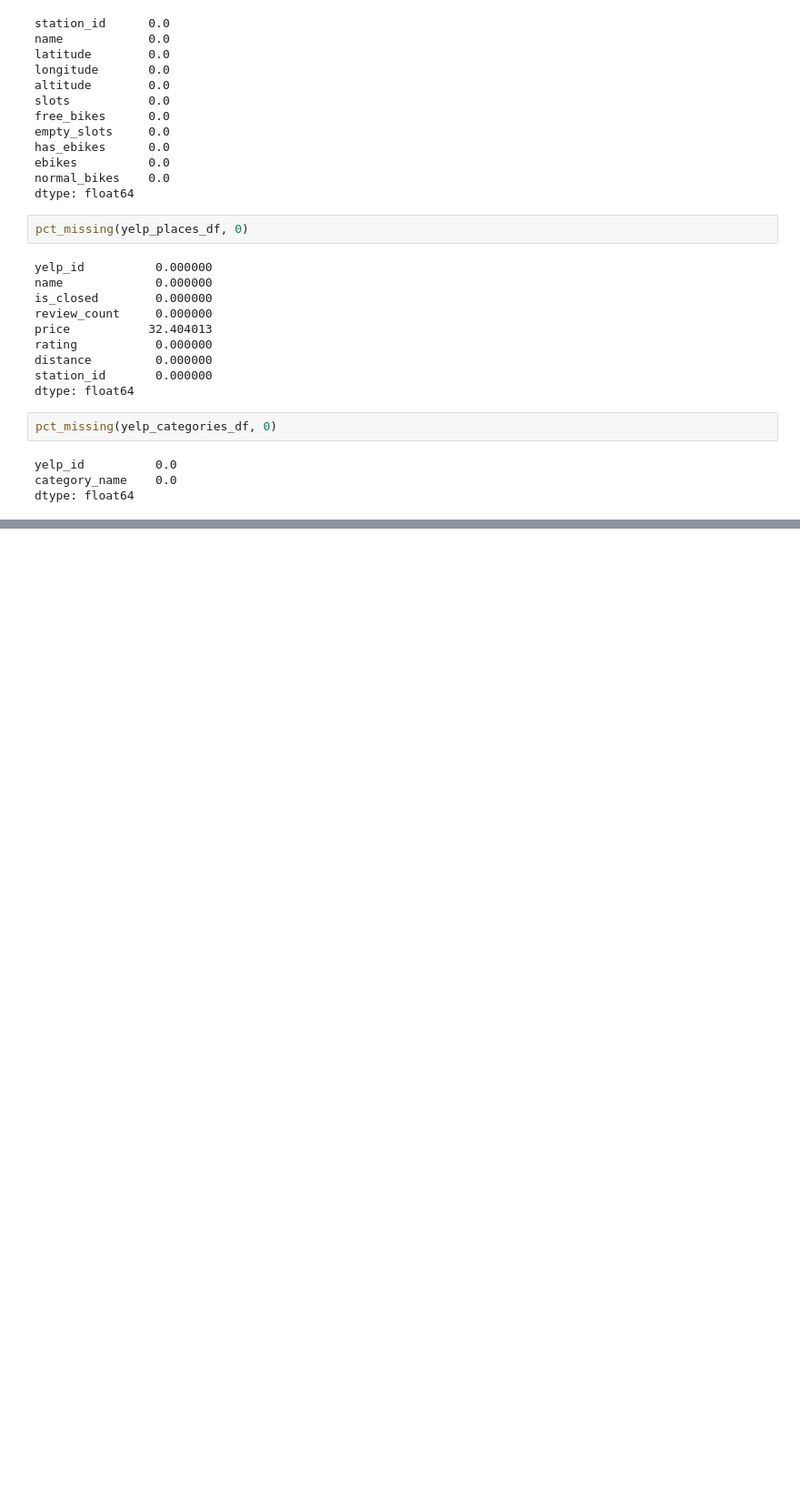
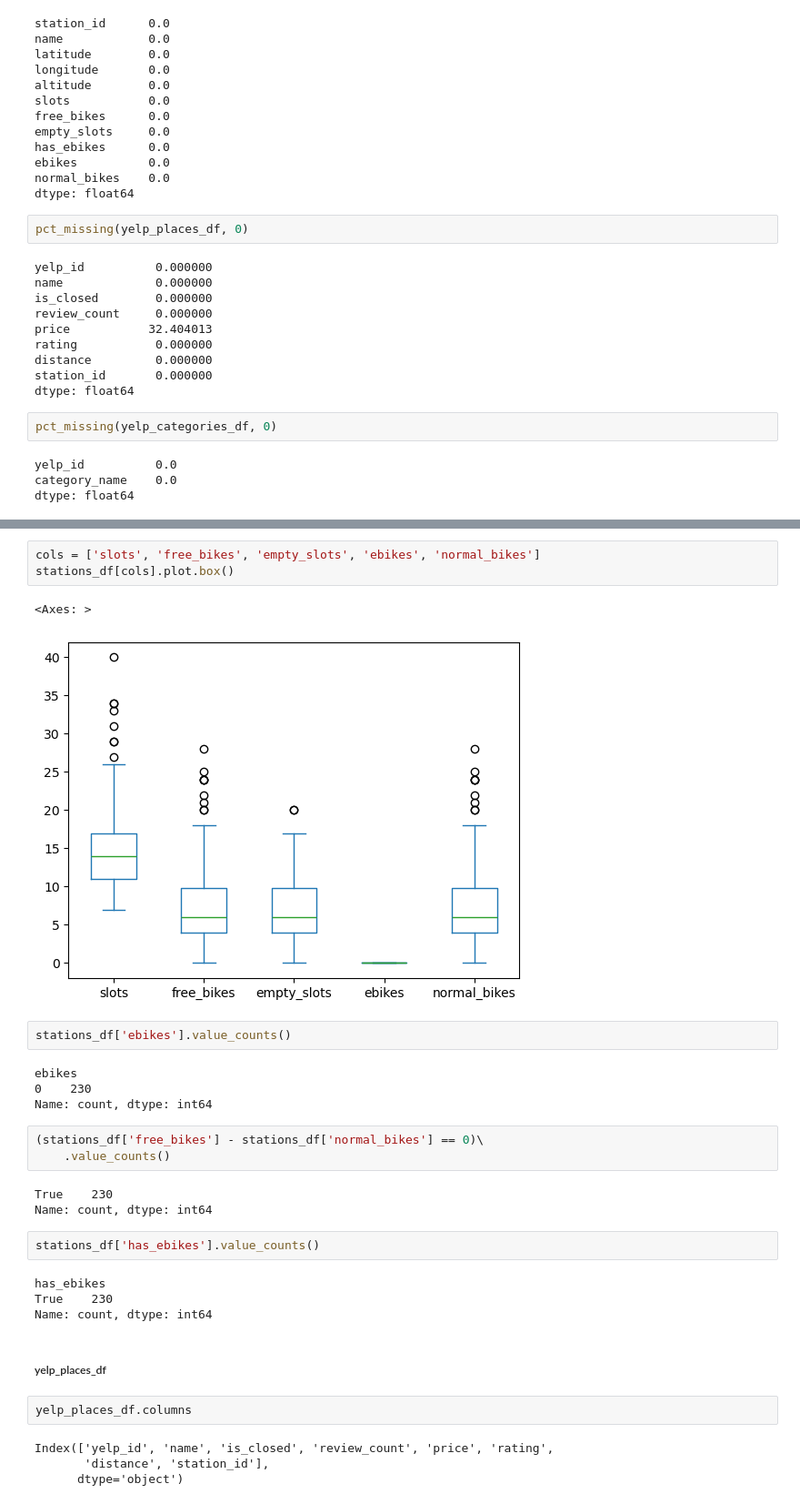
Before and after one commit to harnettd/stat-modelling-with-python, a Jupyter notebook: notebooks/yelp_foursquare_EDA.ipynb, the cells around one changed output, grey strips where cells are left out. Shown at 91% size. Drawn from its saved outputs; the diff is of its cells as text; blank space fills up the shorter version.

```diff
--- a/notebooks/yelp_foursquare_EDA.ipynb
+++ b/notebooks/yelp_foursquare_EDA.ipynb
@@ -849,0 +845,32 @@ I conclude that the only column with missing values is prices of yelp_places_df:
+# %%
+cols = ['slots', 'free_bikes', 'empty_slots', 'ebikes', 'normal_bikes']
+stations_df[cols].plot.box()
+# %% [output]
+<Axes: >
+[figure, added]
+# %%
+stations_df['ebikes'].value_counts()
+# %% [output]
+ebikes
+0    230
+Name: count, dtype: int64
+# %%
+(stations_df['free_bikes'] - stations_df['normal_bikes'] == 0)\
+    .value_counts()
+# %% [output]
+True    230
+Name: count, dtype: int64
+# %%
+stations_df['has_ebikes'].value_counts()
+# %% [output]
+has_ebikes
+True    230
+Name: count, dtype: int64
+# %% [markdown]
+##### yelp_places_df
+# %%
+yelp_places_df.columns
+# %% [output]
+Index(['yelp_id', 'name', 'is_closed', 'review_count', 'price', 'rating',
+       'distance', 'station_id'],
+      dtype='object')
```
Also changed, not shown: parts of 61 cells of this notebook, 3 other files.
